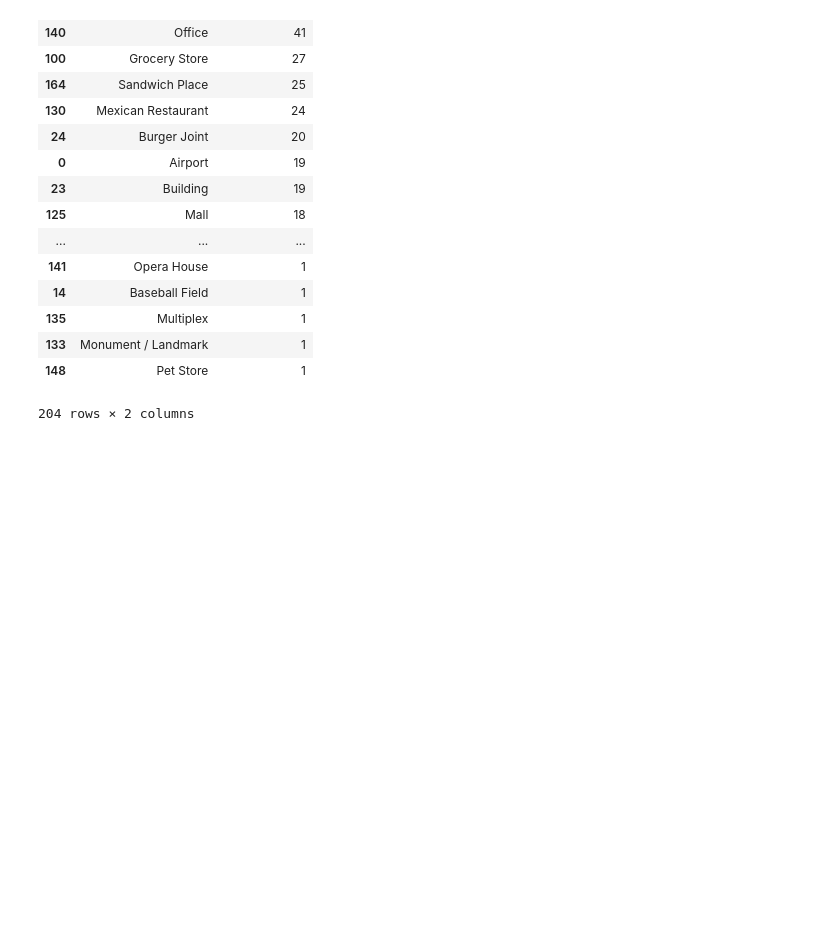
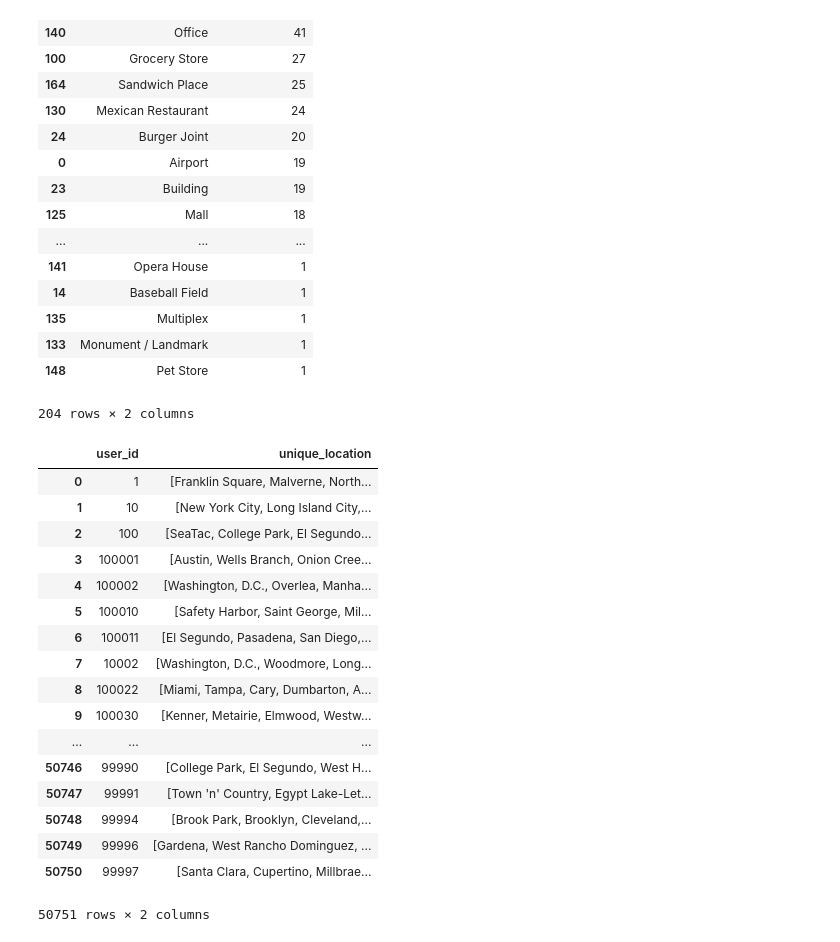
Before and after one commit to gotjennie/foursquaredataproject, a Jupyter notebook: foursquare-exploration-jennie1.ipynb, the cells around one changed output. Cells and saved outputs as stored; diff of their text form; code cells hidden in the pictures; blank space fills up the shorter version.

```diff
--- a/foursquare-exploration-jennie1.ipynb
+++ b/foursquare-exploration-jennie1.ipynb
@@ -140,0 +143,21 @@ categories_df.sort_values(['num_checkins'], ascending=[False])
+# %%
+checkin_byuser_city
+# %% [output]
+|  | user_id | unique_location |
+| 0 | 1 | [Franklin Square, Malverne, North... |
+| 1 | 10 | [New York City, Long Island City,... |
+| 2 | 100 | [SeaTac, College Park, El Segundo... |
+| 3 | 100001 | [Austin, Wells Branch, Onion Cree... |
+| 4 | 100002 | [Washington, D.C., Overlea, Manha... |
+| 5 | 100010 | [Safety Harbor, Saint George, Mil... |
+| 6 | 100011 | [El Segundo, Pasadena, San Diego,... |
+| 7 | 10002 | [Washington, D.C., Woodmore, Long... |
+| 8 | 100022 | [Miami, Tampa, Cary, Dumbarton, A... |
+| 9 | 100030 | [Kenner, Metairie, Elmwood, Westw... |
+| ... | ... | ... |
+| 50746 | 99990 | [College Park, El Segundo, West H... |
+| 50747 | 99991 | [Town 'n' Country, Egypt Lake-Let... |
+| 50748 | 99994 | [Brook Park, Brooklyn, Cleveland,... |
+| 50749 | 99996 | [Gardena, West Rancho Dominguez, ... |
+| 50750 | 99997 | [Santa Clara, Cupertino, Millbrae... |
+50751 rows × 2 columns
```
Also changed, not shown: parts of 17 cells of this notebook, 6 other files.
